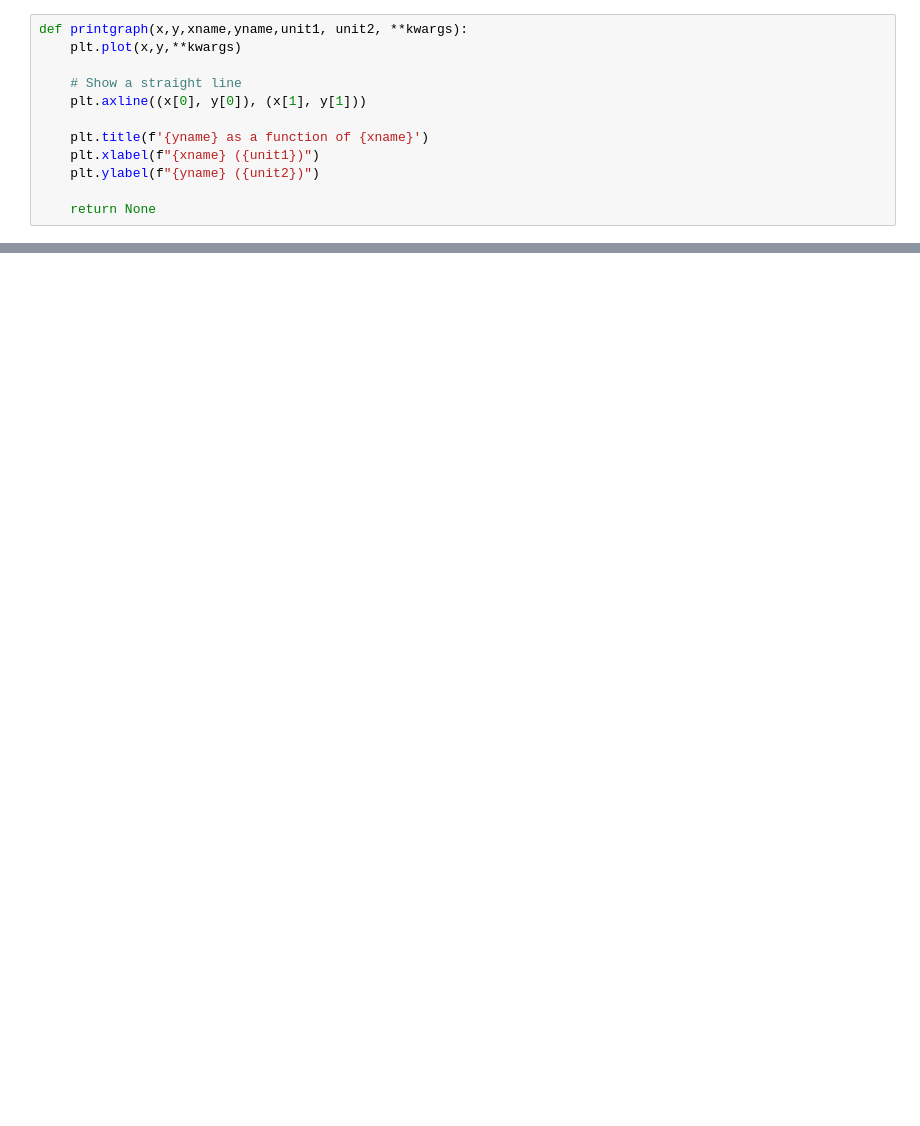
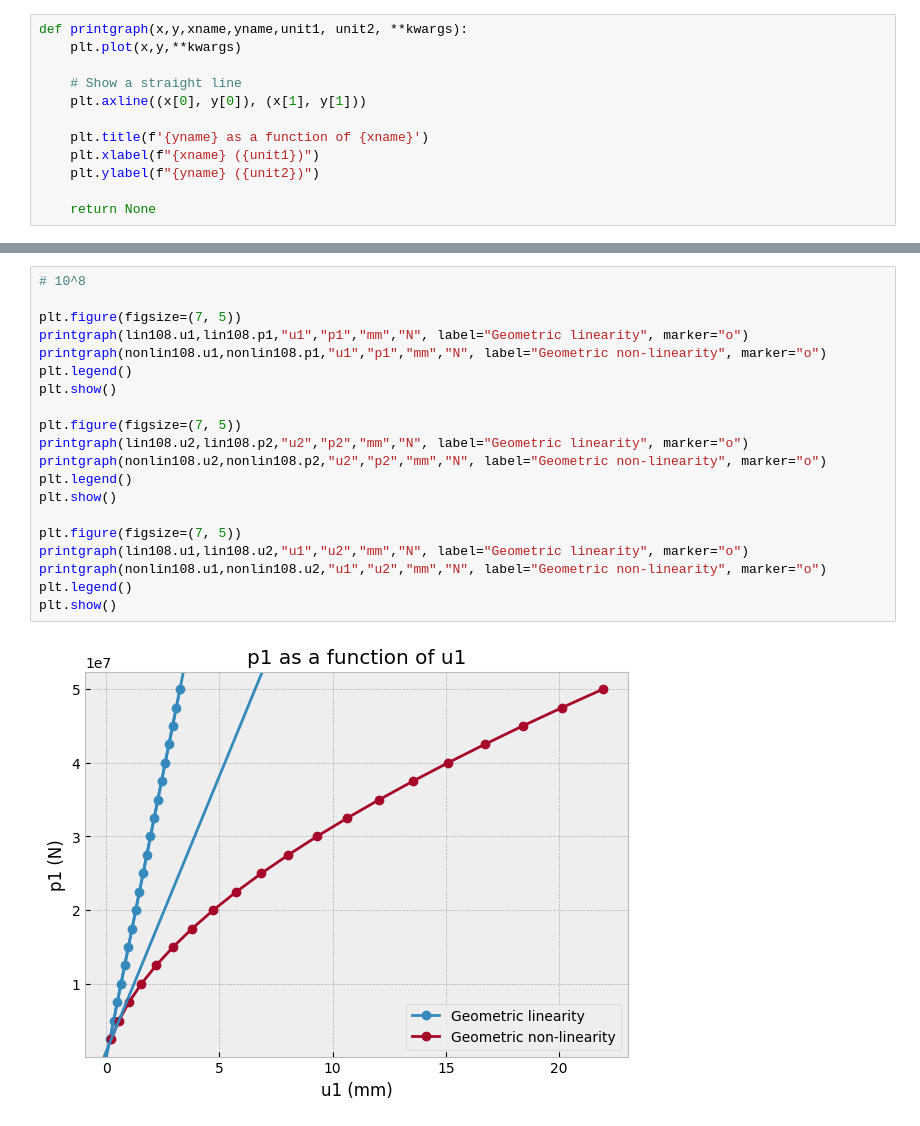
Before and after one commit to LaureToullier/Non-Linear-Analysis, a Jupyter notebook: ASSIGNMENT 3/combined_graphs_hwk3.ipynb, the cells around one changed output, grey strips where cells are left out. Drawn from its saved outputs; the diff is of its cells as text; blank space fills up the shorter version.

```diff
--- a/ASSIGNMENT 3/combined_graphs_hwk3.ipynb
+++ b/ASSIGNMENT 3/combined_graphs_hwk3.ipynb
@@ -43,0 +112,22 @@ plt.show()
+# %%
+# 10^8
+
+plt.figure(figsize=(7, 5))
+printgraph(lin108.u1,lin108.p1,"u1","p1","mm","N", label="Geometric linearity", marker="o")
+printgraph(nonlin108.u1,nonlin108.p1,"u1","p1","mm","N", label="Geometric non-linearity", marker="o")
+plt.legend()
+plt.show()
+
+plt.figure(figsize=(7, 5))
+printgraph(lin108.u2,lin108.p2,"u2","p2","mm","N", label="Geometric linearity", marker="o")
+printgraph(nonlin108.u2,nonlin108.p2,"u2","p2","mm","N", label="Geometric non-linearity", marker="o")
+plt.legend()
+plt.show()
+
+plt.figure(figsize=(7, 5))
+printgraph(lin108.u1,lin108.u2,"u1","u2","mm","N", label="Geometric linearity", marker="o")
+printgraph(nonlin108.u1,nonlin108.u2,"u1","u2","mm","N", label="Geometric non-linearity", marker="o")
+plt.legend()
+plt.show()
+# %% [output]
+[figure, added]
```
Also changed, not shown: parts of 6 cells of this notebook, 4 other files.
